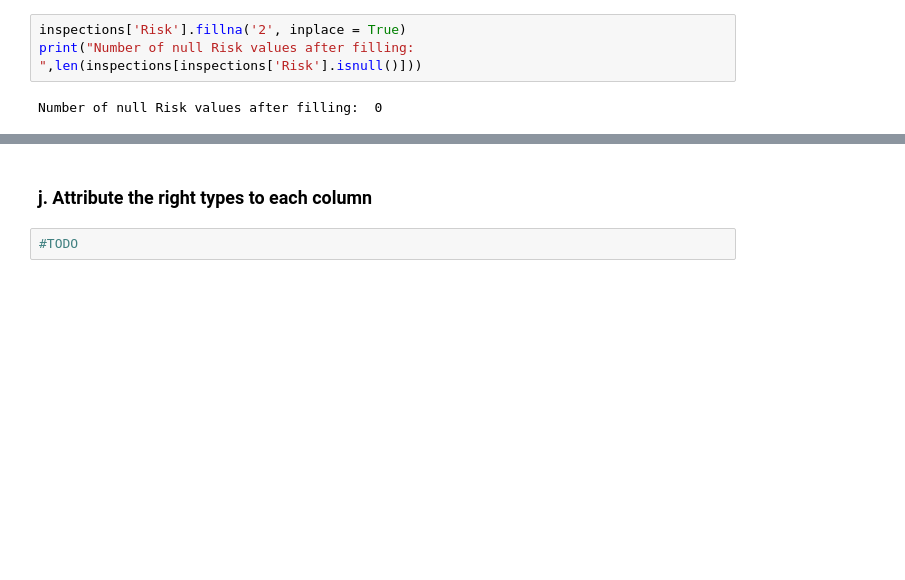
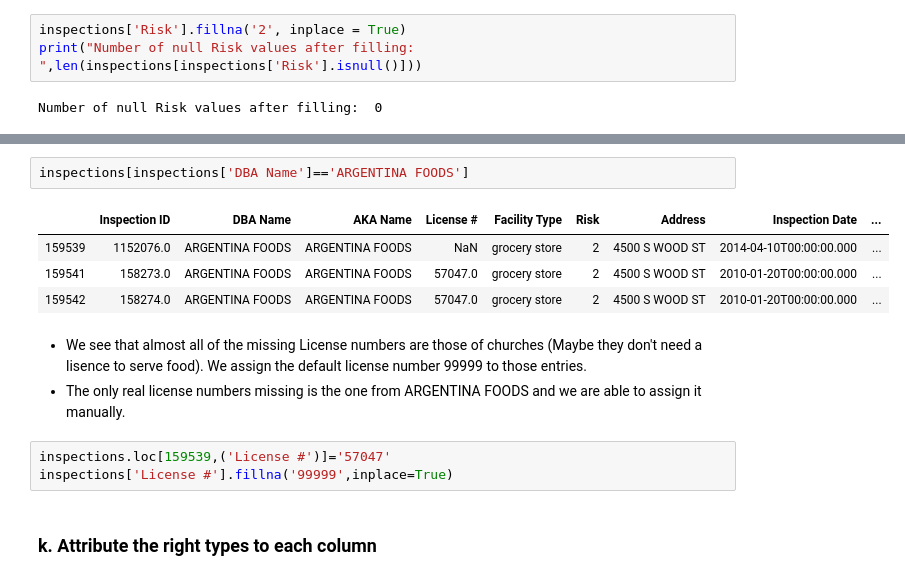
Before and after one commit to aaag97/ada-2019-project-databusters, a Jupyter notebook: Data Cleaning.ipynb, the cells around one changed output, grey strips where cells are left out. Cells and saved outputs as stored; diff of their text form; blank space fills up the shorter version.

```diff
--- a/Data exploration.ipynb
+++ b/Data Cleaning.ipynb
@@ -714,4 +744,15 @@ Number of null Risk values after filling:  0
+# %%
+inspections[inspections['DBA Name']=='ARGENTINA FOODS']
+# %% [output]
+|  | Inspection ID | DBA Name | AKA Name | License # | Facility Type | Risk | Address | Inspection Date | ... |
+| 159539 | 1152076.0 | ARGENTINA FOODS | ARGENTINA FOODS | NaN | grocery store | 2 | 4500 S WOOD ST | 2014-04-10T00:00:00.000 | ... |
+| 159541 | 158273.0 | ARGENTINA FOODS | ARGENTINA FOODS | 57047.0 | grocery store | 2 | 4500 S WOOD ST | 2010-01-20T00:00:00.000 | ... |
+| 159542 | 158274.0 | ARGENTINA FOODS | ARGENTINA FOODS | 57047.0 | grocery store | 2 | 4500 S WOOD ST | 2010-01-20T00:00:00.000 | ... |
+# %% [markdown]
+* We see that almost all of the missing License numbers are those of churches (Maybe they don't need a lisence to serve food). We assign the default license number 99999 to those entries.
+* The only real license numbers missing is the one from ARGENTINA FOODS and we are able to assign it manually.
+# %%
+inspections.loc[159539,('License #')]='57047'
+inspections['License #'].fillna('99999',inplace=True)
 # %% [markdown]
-### j. Attribute the right types to each column
+### k. Attribute the right types to each column
-# %%
-#TODO
```
Also changed, not shown: parts of 24 cells of this notebook, 1 other file.
